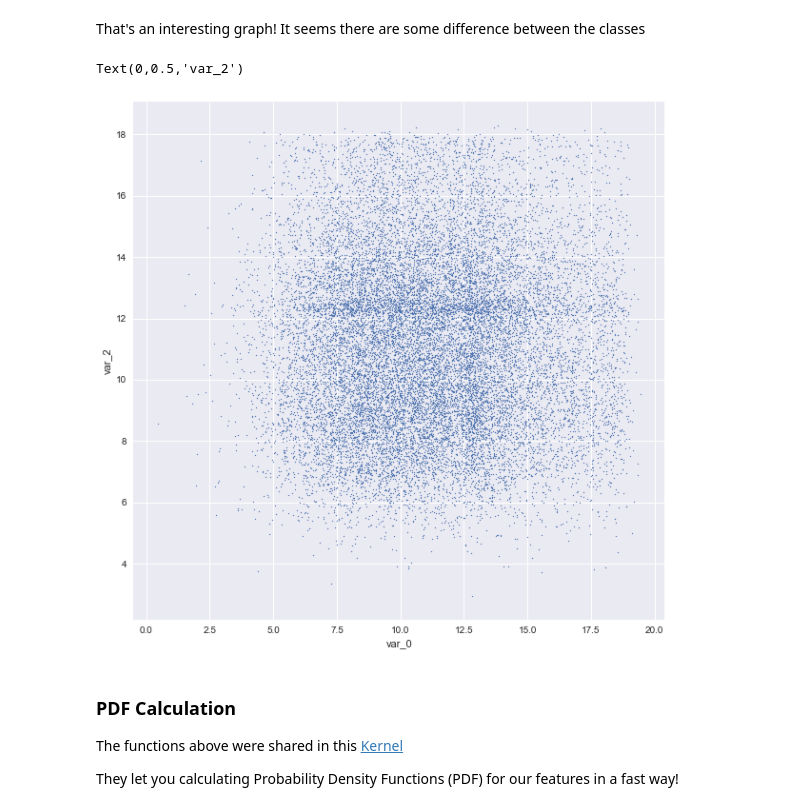
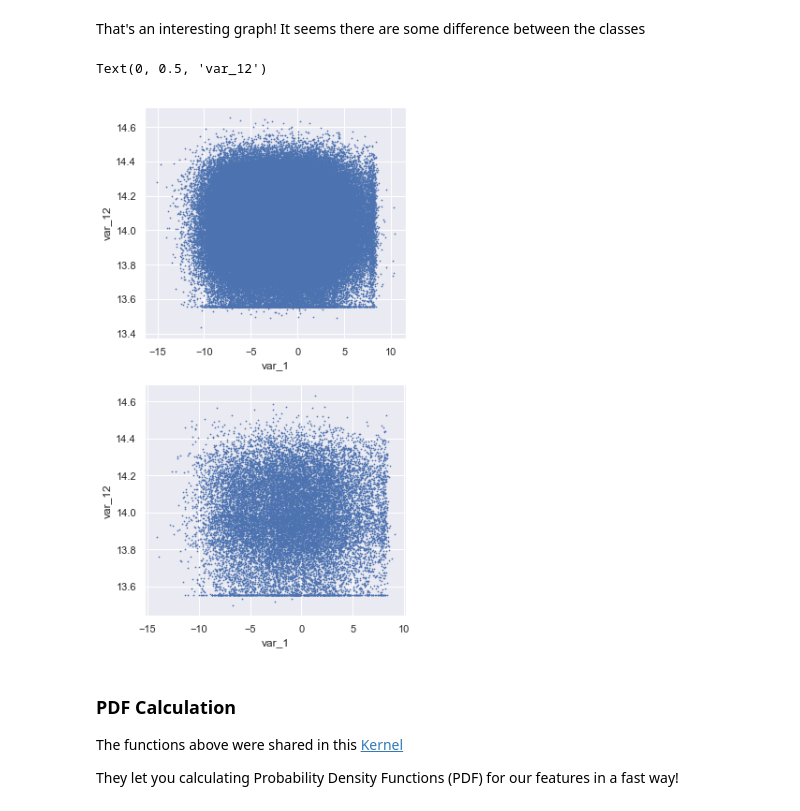
Before and after one commit to FedericoRaimondi/myProjects, a Jupyter notebook: Santander_Customer_Transaction_Prediction/Exploratory_Data_Analysis/Data Exploration.ipynb, the cells around one changed output. Saved outputs shown, nothing was run; the diff lists cells and outputs as text; code cells hidden in the pictures.

```diff
--- a/Santander_Customer_Transaction_Prediction/Exploratory_Data_Analysis/Data Exploration.ipynb
+++ b/Santander_Customer_Transaction_Prediction/Exploratory_Data_Analysis/Data Exploration.ipynb
@@ -32,15 +32,15 @@ path = os.getcwd()
 
 # Mac
 
-path = '/'.join(path.split("/")[:4])
-df_train = pd.read_csv(path + '/Santander_Customer_Transaction_Prediction/data/train.csv')
-df_test = pd.read_csv(path + '/Santander_Customer_Transaction_Prediction/data/test.csv')
+#path = '/'.join(path.split("/")[:4])
+#df_train = pd.read_csv(path + '/Santander_Customer_Transaction_Prediction/data/train.csv')
+#df_test = pd.read_csv(path + '/Santander_Customer_Transaction_Prediction/data/test.csv')
 
 # Windows
 
-#path = '\\'.join(path.split("\\")[:4])
-#df_train = pd.read_csv(path + '\\Santander_Customer_Transaction_Prediction\\data\\train.csv')
-#df_test = pd.read_csv(path + '\\Santander_Customer_Transaction_Prediction\\data\\test.csv')
+path = '\\'.join(path.split("\\")[:4])
+df_train = pd.read_csv(path + '\\Santander_Customer_Transaction_Prediction\\data\\train.csv')
+df_test = pd.read_csv(path + '\\Santander_Customer_Transaction_Prediction\\data\\test.csv')
 # %% [markdown]
 ## Let's start exploring the Dataset!
 # %%
@@ -331,14 +406,19 @@ plt.show()
 # %% [markdown]
 That's an interesting graph! It seems there are some difference between the classes
 # %%
-fig = plt.figure(figsize=(10,10))
-ax = fig.add_subplot(111)
-ax.scatter(df_train[df_train['target']>0]['var_0'].values, df_train[df_train['target']>0]['var_2'].values, s=1)
-ax.set_xlabel('var_0')
-ax.set_ylabel('var_2')
+fig = plt.figure(figsize=(5,10))
+ax = fig.add_subplot(211)
+ax.scatter(df_train[df_train['target']==0]['var_1'].values, df_train[df_train['target']==0]['var_12'].values, s=0.5)
+ax.set_xlabel('var_1')
+ax.set_ylabel('var_12')
+
+ax1 = fig.add_subplot(212)
+ax1.scatter(df_train[df_train['target']>0]['var_1'].values, df_train[df_train['target']>0]['var_12'].values, s=0.5)
+ax1.set_xlabel('var_1')
+ax1.set_ylabel('var_12')
 # %% [output]
-Text(0,0.5,'var_2')
+Text(0, 0.5, 'var_12')
-[figure, old version]
+[figure, new version]
 # %% [markdown]
 ### PDF Calculation
 
```
Also changed, not shown: parts of 11 cells of this notebook.
